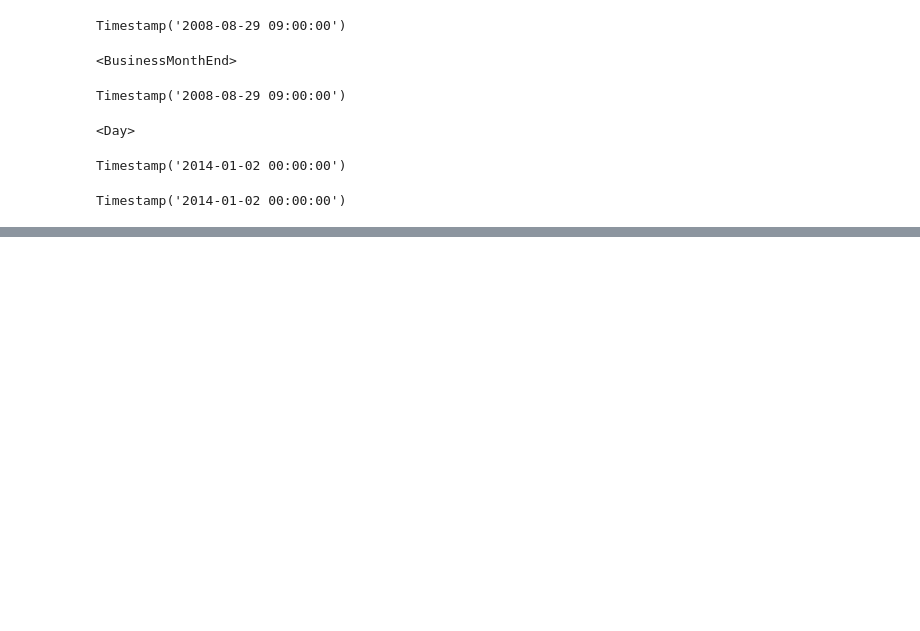
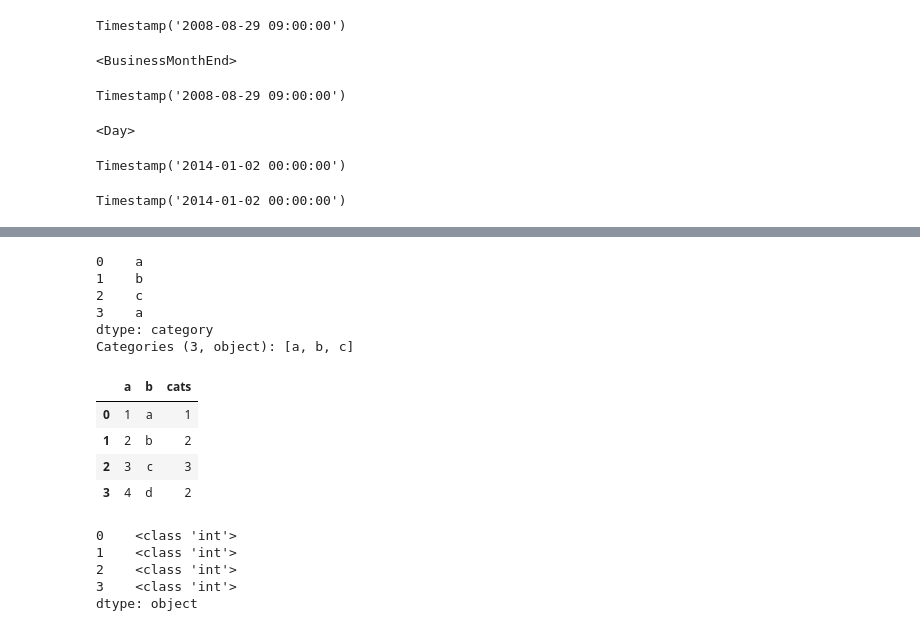
Before and after one commit to miaowjf/MyRepo, a Jupyter notebook: 学习笔记/Pandas/Untitled1.ipynb, the cells around one changed output, grey strips where cells are left out. Drawn from its saved outputs; the diff is of its cells as text; code cells hidden in the pictures; blank space fills up the shorter version.

```diff
--- a/学习笔记/Pandas/Untitled1.ipynb
+++ b/学习笔记/Pandas/Untitled1.ipynb
@@ -245,0 +278,29 @@ Timestamp('2014-01-02 00:00:00')
+# %%
+s
+# %% [output]
+0    a
+1    b
+2    c
+3    a
+dtype: category
+Categories (3, object): [a, b, c]
+# %%
+df = pd.DataFrame({"a":[1,2,3,4],
+                   "b":["a","b","c","d"],
+                   "cats":pd.Categorical([1,2,3,2])})
+# %%
+df
+# %% [output]
+|  | a | b | cats |
+| 0 | 1 | a | 1 |
+| 1 | 2 | b | 2 |
+| 2 | 3 | c | 3 |
+| 3 | 4 | d | 2 |
+# %%
+df.apply(lambda row: type(row["cats"]), axis=1)
+# %% [output]
+0    <class 'int'>
+1    <class 'int'>
+2    <class 'int'>
+3    <class 'int'>
+dtype: object
```
Also changed, not shown: parts of 22 cells of this notebook, 1 other file.
